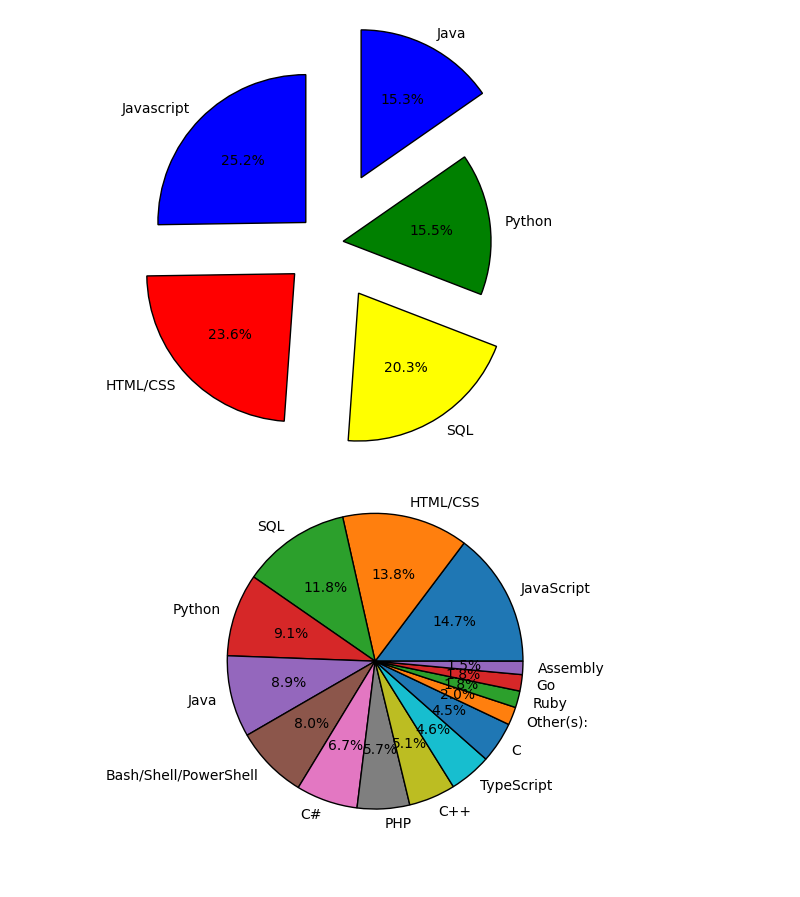
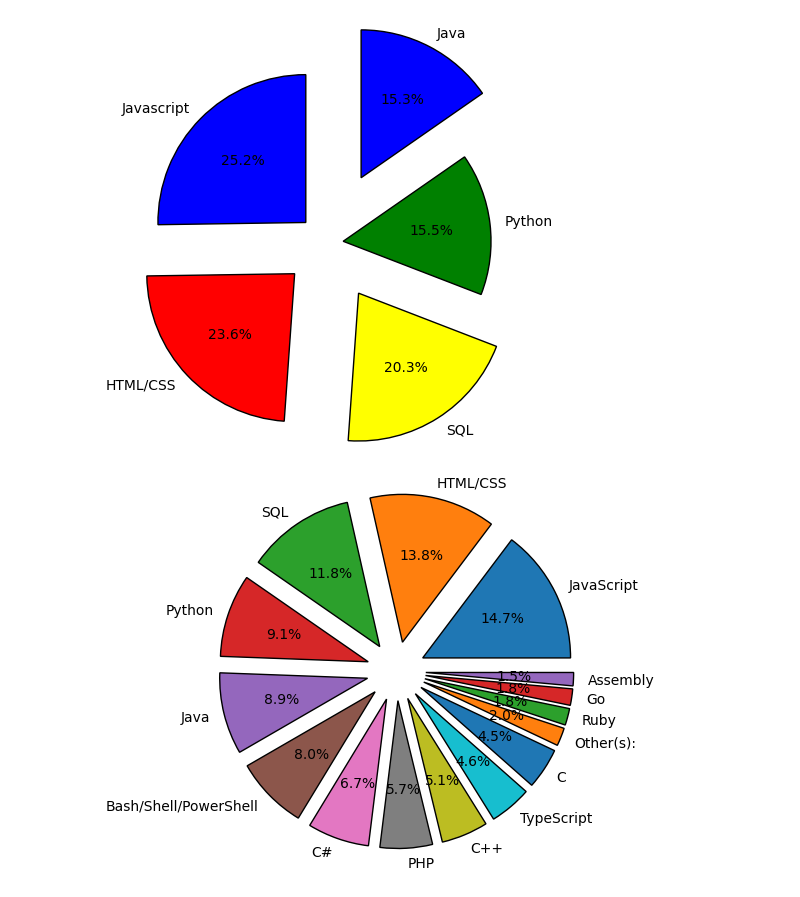
Before and after one commit to V-Adithya/DAV-Python, a Jupyter notebook: DAV Labsheet 3(Pie Charts).ipynb, the cells around one changed output. Cells and saved outputs as stored; diff of their text form; code cells hidden in the pictures.

```diff
--- a/DAV Labsheet 3(Pie Charts).ipynb
+++ b/DAV Labsheet 3(Pie Charts).ipynb
@@ -76,18 +76,18 @@ plt.show()
 # %%
 import pandas as pd
 data=pd.read_csv('data.csv')
 ids=data['Responder_id']
 language_responses=data['LanguagesWorkedWith']
 from collections import Counter
 language_counter=Counter()
 for response in language_responses:
     language_counter.update(response.split(";"))
 languages=[]
 popularity=[]
 for item in language_counter.most_common(15):
     languages.append(item[0])
     popularity.append(item[1])
-plt.pie(popularity,labels=languages,autopct="%0.1f%%",wedgeprops={'edgecolor':'black'})
+plt.pie(popularity,labels=languages,explode=[0.2,0.2,0.2,0.2,0.2,0.2,0.2,0.2,0.2,0.2,0.2,0.2,0.2,0.2,0.2],autopct="%0.1f%%",wedgeprops={'edgecolor':'black'})
 plt.show()
 # %% [output]
-[figure, old version]
+[figure, new version]
```
